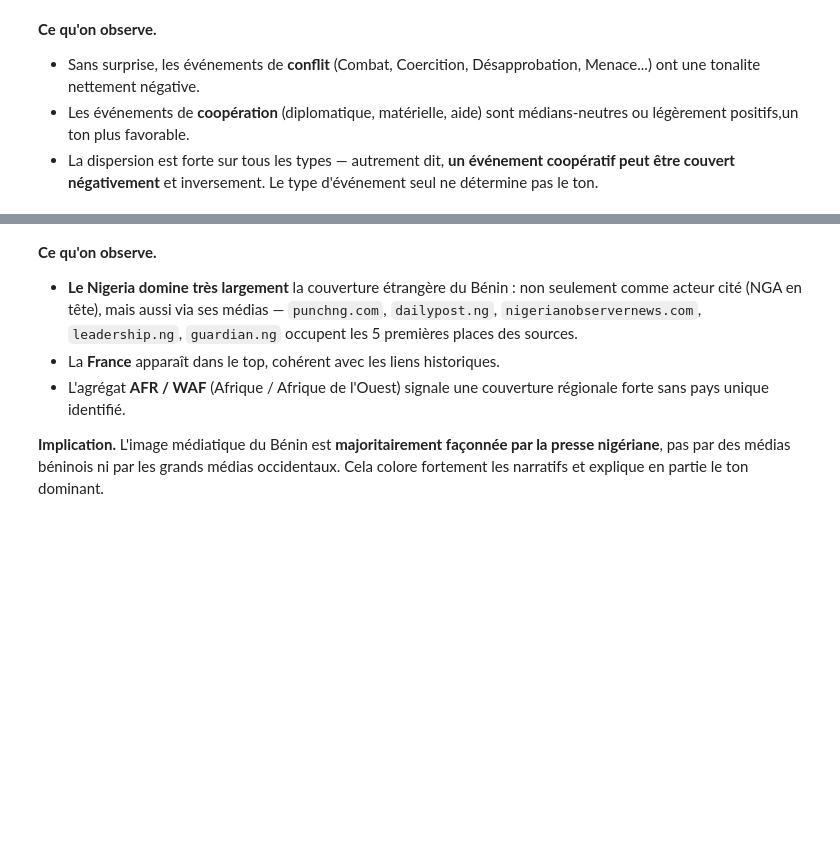
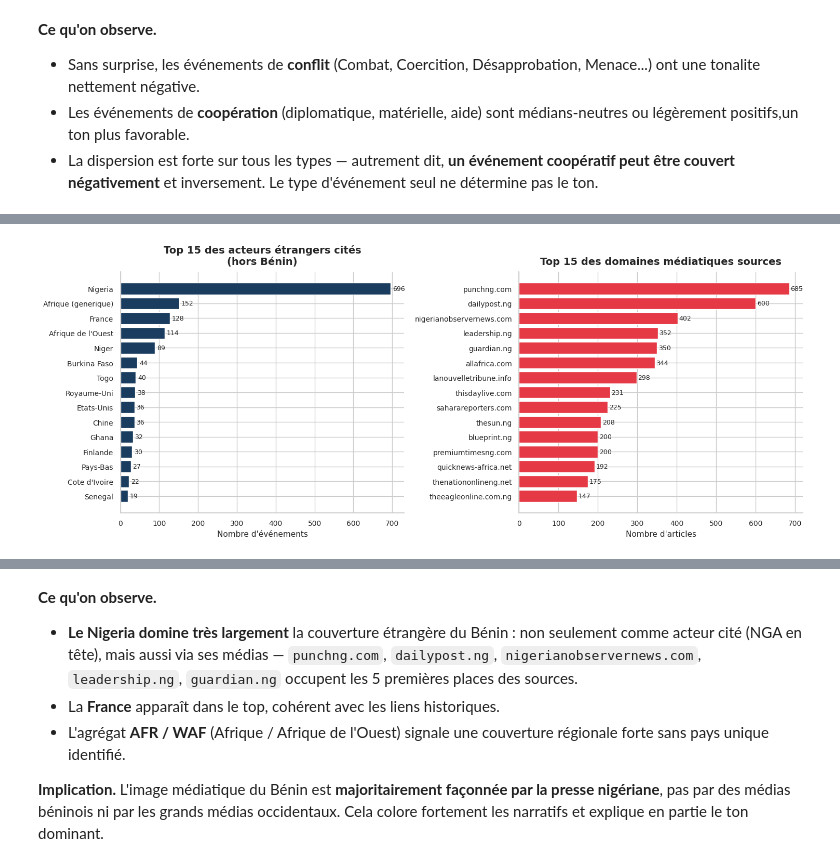
Before and after one commit to CarineEpitech/Hackathon_Isheero_Team04, a Jupyter notebook: notebooks/eda.ipynb, the cells around one changed output, grey strips where cells are left out. Cells and saved outputs as stored; diff of their text form; code cells hidden in the pictures; blank space fills up the shorter version.

Commit message:
add: viz top pays étrangers actor1

```diff
--- a/notebooks/eda.ipynb
+++ b/notebooks/eda.ipynb
@@ -718,0 +702,89 @@ plt.show()
+# %%
+pays_labels = {
+    "NGA": "Nigeria",
+    "AFR": "Afrique (generique)",
+    "FRA": "France",
+    "WAF": "Afrique de l'Ouest",
+    "NER": "Niger",
+    "BFA": "Burkina Faso",
+    "TGO": "Togo",
+    "GBR": "Royaume-Uni",
+    "USA": "Etats-Unis",
+    "CHN": "Chine",
+    "GHA": "Ghana",
+    "FIN": "Finlande",
+    "NLD": "Pays-Bas",
+    "CIV": "Cote d'Ivoire",
+    "SEN": "Senegal"
+}
+fig, axes = plt.subplots(1, 2, figsize=(15, 6))
+
+# -------------------------------
+# Pays sources
+# -------------------------------
+top_pays = (
+    df[df['Actor1CountryCode'] != 'BEN']['Actor1CountryCode']
+    .map(pays_labels)
+    .fillna(df['Actor1CountryCode'])
+    .value_counts()
+    .head(15)
+)
+
+axes[0].barh(
+    top_pays.index[::-1],
+    top_pays.values[::-1],
+    color=PALETTE[0]
+)
+
+axes[0].set_title(
+    "Top 15 des acteurs étrangers cités\n(hors Bénin)",
+    pad=10
+)
+axes[0].set_xlabel("Nombre d'événements")
+
+for i, v in enumerate(top_pays.values[::-1]):
+    axes[0].text(
+        v + 5,
+        i,
+        f"{v:,}",
+        va='center',
+        fontsize=9
+    )
+
+# -------------------------------
+# Domaines sources
+# -------------------------------
+top_dom = df['source_domaine'].value_counts().head(15)
+
+axes[1].barh(
+    top_dom.index[::-1],
+    top_dom.values[::-1],
+    color=PALETTE[1]
+)
+
+axes[1].set_title(
+    "Top 15 des domaines médiatiques sources",
+    pad=10
+)
+
+axes[1].set_xlabel("Nombre d'articles")
+
+for i, v in enumerate(top_dom.values[::-1]):
+    axes[1].text(
+        v + 3,
+        i,
+        f"{v:,}",
+        va='center',
+        fontsize=9
+    )
+
+plt.tight_layout()
+plt.savefig(
+    'outputs/viz3_top_pays_source.png',
+    dpi=150,
+    bbox_inches='tight'
+)
+plt.show()
+print("Viz 3 sauvegardée.")
+# %% [output]
+[figure, added]
```
Also changed, not shown: parts of 3 cells of this notebook, 1 other file.
